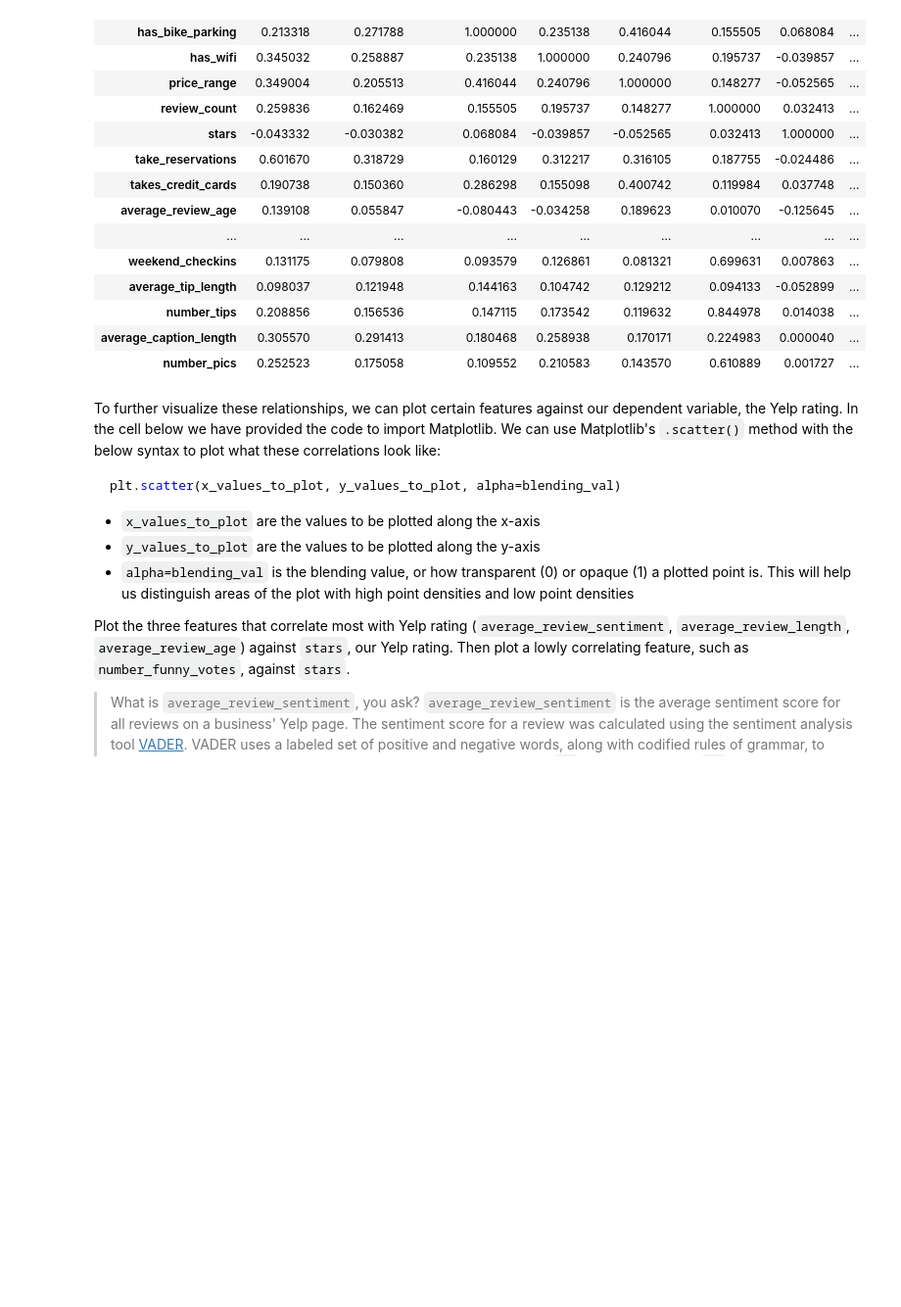
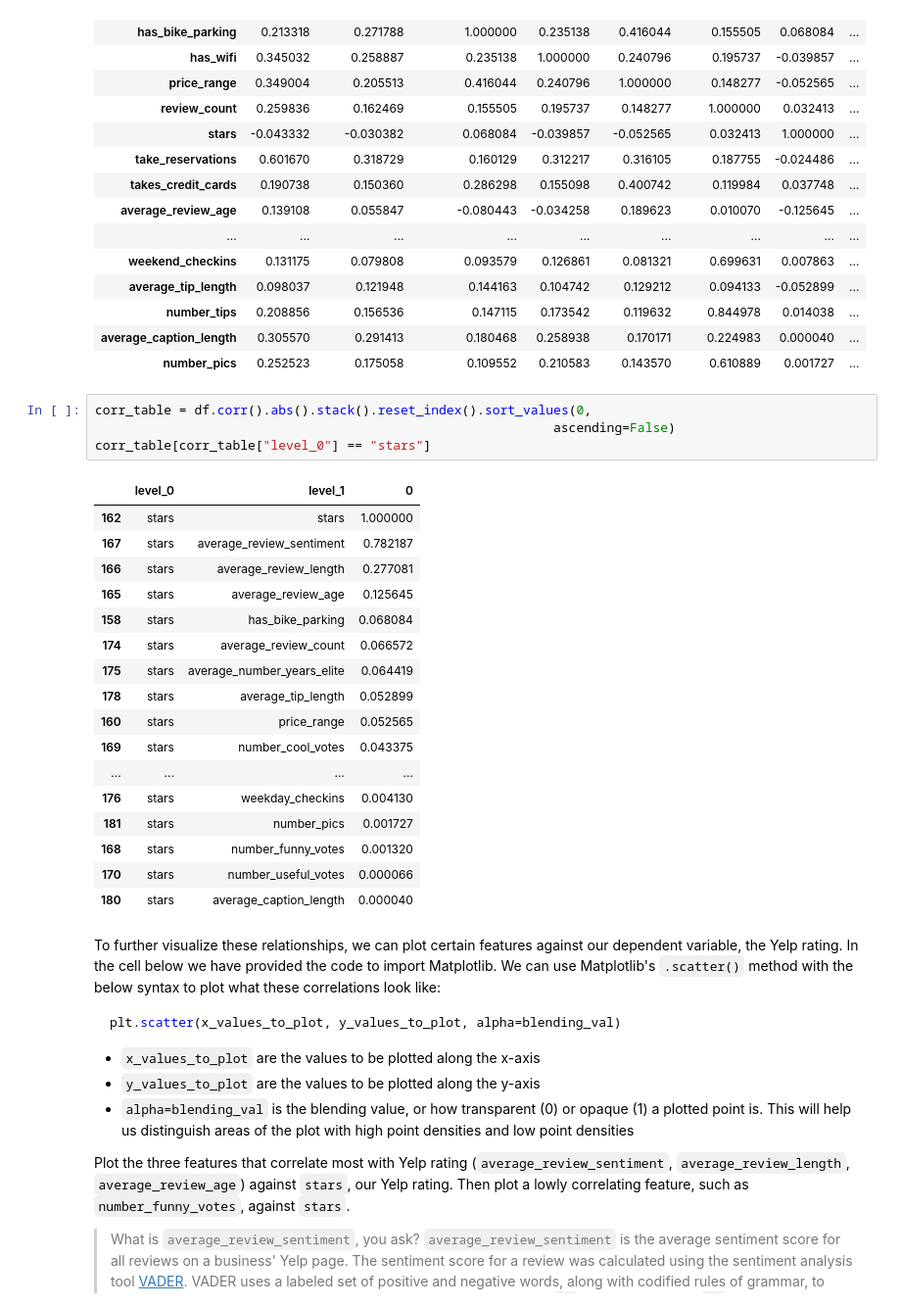
Before and after one commit to miladshiraniUCB/CodeCademy-ML-Regression-Yelp, a Jupyter notebook: yelp_regression.ipynb, the cells around one changed output. Shown at 98% size. Saved outputs shown, nothing was run; the diff lists cells and outputs as text; blank space fills up the shorter version.

```diff
--- a/yelp_regression.ipynb
+++ b/yelp_regression.ipynb
@@ -343,6 +344,28 @@ df.corr()
 | number_tips | 0.208856 | 0.156536 | 0.147115 | 0.173542 | 0.119632 | 0.844978 | 0.014038 | ... |
 | average_caption_length | 0.305570 | 0.291413 | 0.180468 | 0.258938 | 0.170171 | 0.224983 | 0.000040 | ... |
 | number_pics | 0.252523 | 0.175058 | 0.109552 | 0.210583 | 0.143570 | 0.610889 | 0.001727 | ... |
+# %%
+corr_table = df.corr().abs().stack().reset_index().sort_values(0,
+                                                            ascending=False)
+corr_table[corr_table["level_0"] == "stars"]
+# %% [output]
+|  | level_0 | level_1 | 0 |
+| 162 | stars | stars | 1.000000 |
+| 167 | stars | average_review_sentiment | 0.782187 |
+| 166 | stars | average_review_length | 0.277081 |
+| 165 | stars | average_review_age | 0.125645 |
+| 158 | stars | has_bike_parking | 0.068084 |
+| 174 | stars | average_review_count | 0.066572 |
+| 175 | stars | average_number_years_elite | 0.064419 |
+| 178 | stars | average_tip_length | 0.052899 |
+| 160 | stars | price_range | 0.052565 |
+| 169 | stars | number_cool_votes | 0.043375 |
+| ... | ... | ... | ... |
+| 176 | stars | weekday_checkins | 0.004130 |
+| 181 | stars | number_pics | 0.001727 |
+| 168 | stars | number_funny_votes | 0.001320 |
+| 170 | stars | number_useful_votes | 0.000066 |
+| 180 | stars | average_caption_length | 0.000040 |
 # %% [markdown]
 To further visualize these relationships, we can plot certain features against our dependent variable, the Yelp rating. In the cell below we have provided the code to import Matplotlib. We can use Matplotlib's `.scatter()` method with the below syntax to plot what these correlations look like:
 
```
Also changed, not shown: parts of 1 cell of this notebook.
